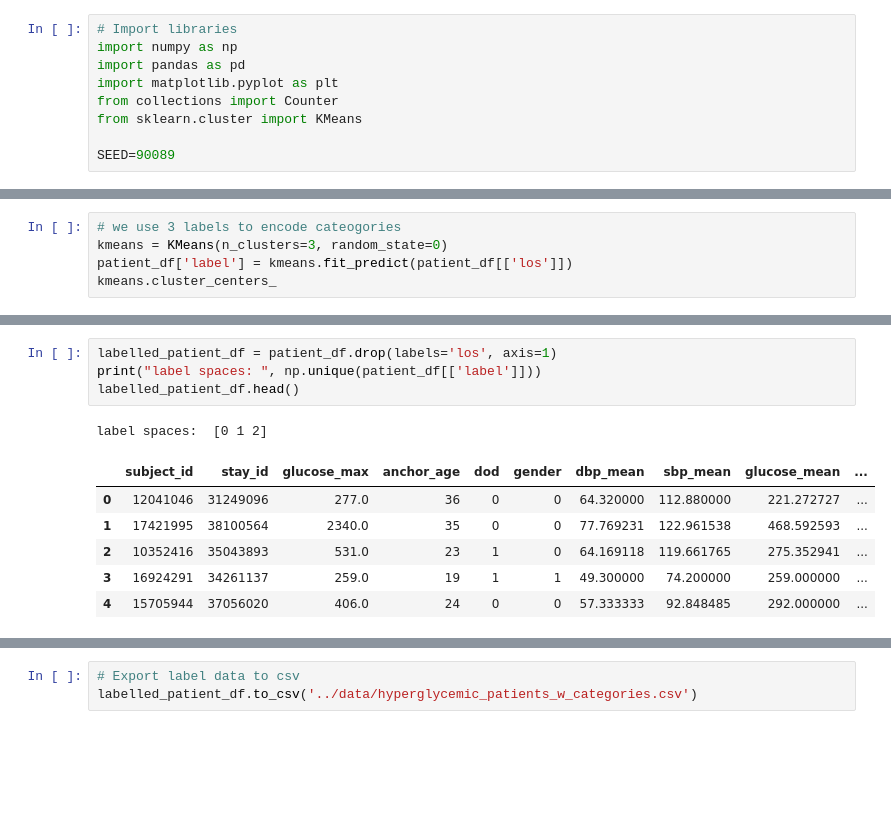
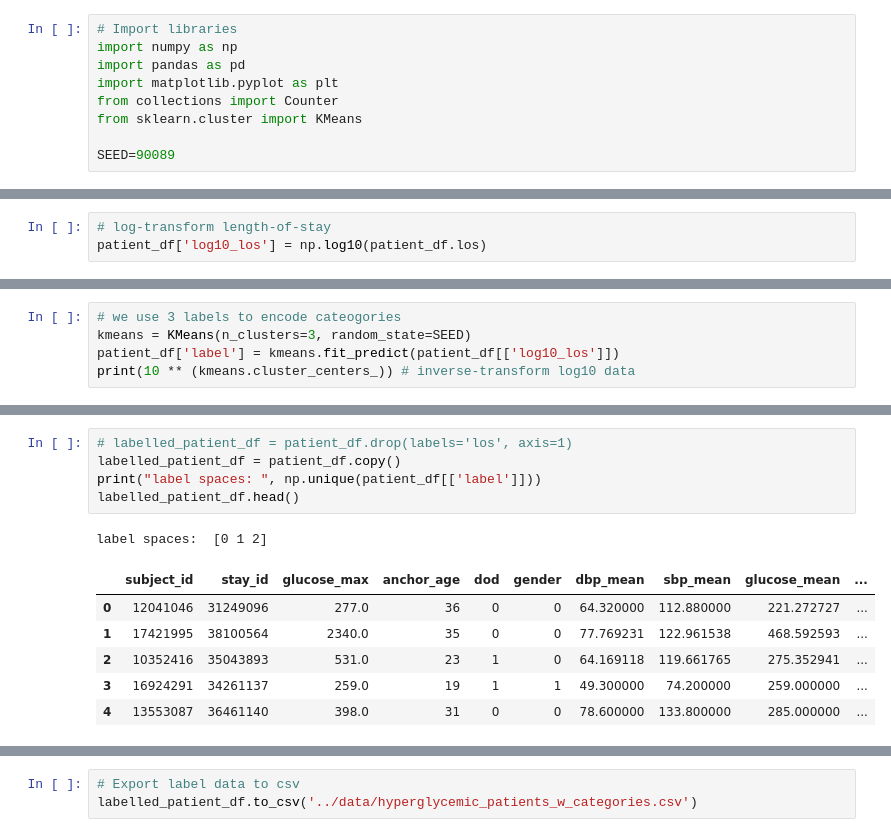
Before and after one commit to Kukaheadla/COMP90089_group_project, a Jupyter notebook: models/kmean.ipynb, the cells around one changed output, grey strips where cells are left out. Drawn from its saved outputs; the diff is of its cells as text; blank space fills up the shorter version.

```diff
--- a/models/kmean.ipynb
+++ b/models/kmean.ipynb
@@ -41 +34,4 @@ Dataframe Features: Index(['subject_id', 'stay_id', 'glucose_max', 'anchor_age',
+# %%
+# log-transform length-of-stay
+patient_df['log10_los'] = np.log10(patient_df.los)
 # %%
@@ -57,6 +53,6 @@ plt.show()
 # %%
 # we use 3 labels to encode cateogories
-kmeans = KMeans(n_clusters=3, random_state=0)
-patient_df['label'] = kmeans.fit_predict(patient_df[['los']])
-kmeans.cluster_centers_
+kmeans = KMeans(n_clusters=3, random_state=SEED)
+patient_df['label'] = kmeans.fit_predict(patient_df[['log10_los']])
+print(10 ** (kmeans.cluster_centers_)) # inverse-transform log10 data
 # %% [output]
@@ -83,12 +115,13 @@ Text(0, 0.5, 'Length-of-Stay Number')
 # %%
-labelled_patient_df = patient_df.drop(labels='los', axis=1)
+# labelled_patient_df = patient_df.drop(labels='los', axis=1)
+labelled_patient_df = patient_df.copy()
 print("label spaces: ", np.unique(patient_df[['label']]))
 labelled_patient_df.head()
 # %% [output]
 label spaces:  [0 1 2]
 |  | subject_id | stay_id | glucose_max | anchor_age | dod | gender | dbp_mean | sbp_mean | glucose_mean | ... |
 | 0 | 12041046 | 31249096 | 277.0 | 36 | 0 | 0 | 64.320000 | 112.880000 | 221.272727 | ... |
 | 1 | 17421995 | 38100564 | 2340.0 | 35 | 0 | 0 | 77.769231 | 122.961538 | 468.592593 | ... |
 | 2 | 10352416 | 35043893 | 531.0 | 23 | 1 | 0 | 64.169118 | 119.661765 | 275.352941 | ... |
 | 3 | 16924291 | 34261137 | 259.0 | 19 | 1 | 1 | 49.300000 | 74.200000 | 259.000000 | ... |
-| 4 | 15705944 | 37056020 | 406.0 | 24 | 0 | 0 | 57.333333 | 92.848485 | 292.000000 | ... |
+| 4 | 13553087 | 36461140 | 398.0 | 31 | 0 | 0 | 78.600000 | 133.800000 | 285.000000 | ... |
```
Also changed, not shown: parts of 12 cells of this notebook, 8 other files.
